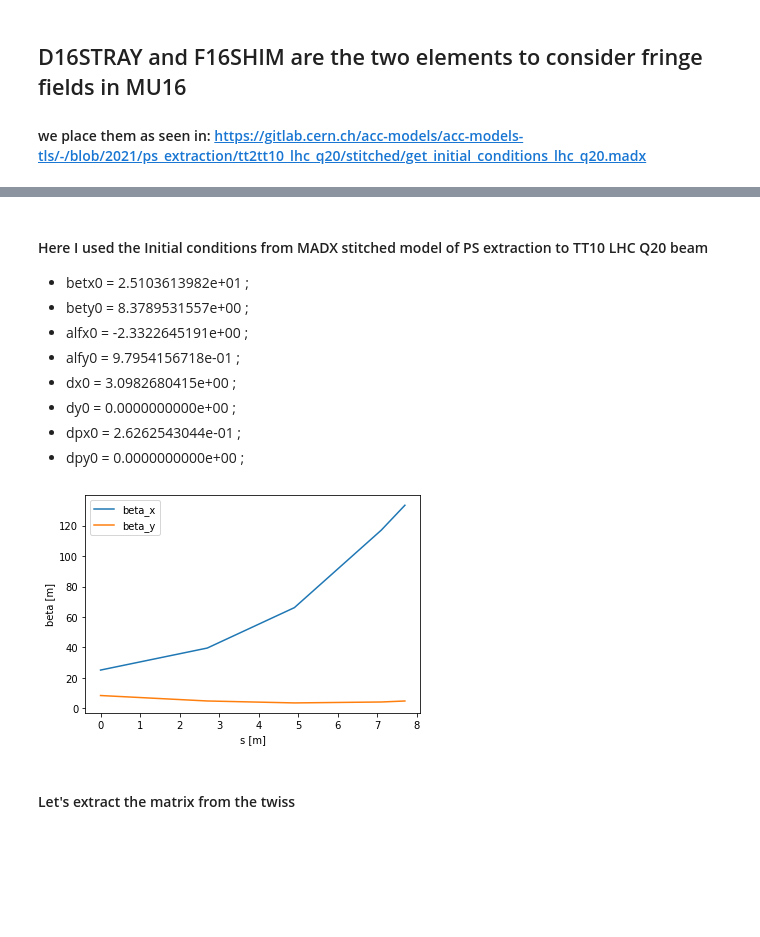
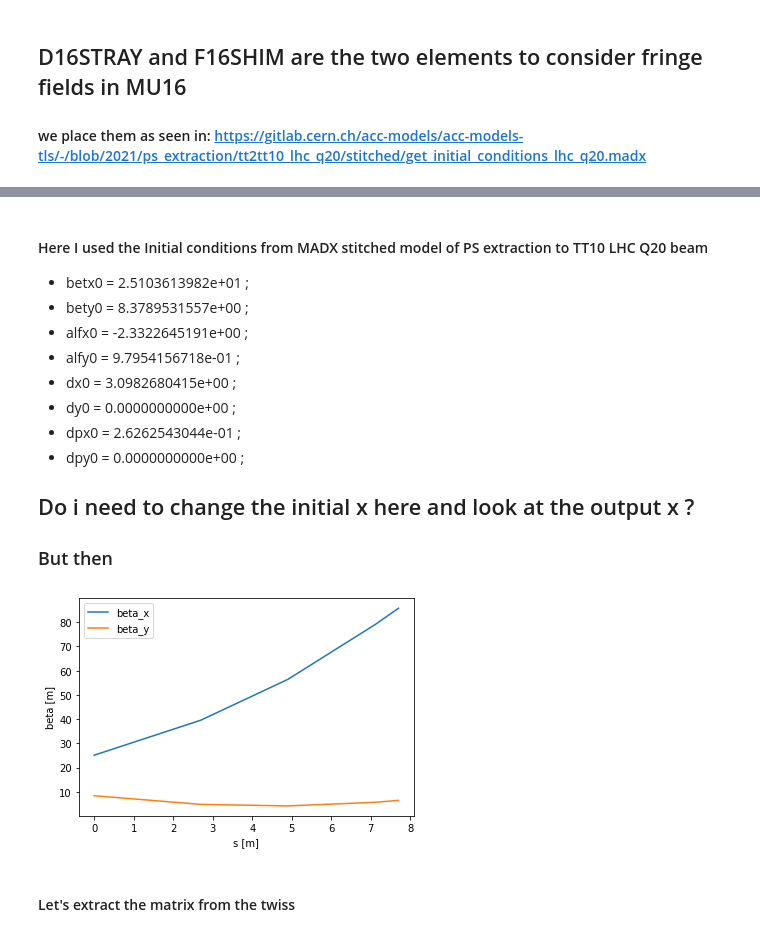
Before and after one commit to eliottjohnson/MADX-Examples-Eliott, a Jupyter notebook: PS_Extraction_Cpymad.ipynb, the cells around one changed output, grey strips where cells are left out. Saved outputs shown, nothing was run; the diff lists cells and outputs as text; code cells hidden in the pictures; blank space fills up the shorter version.

```diff
--- a/PS_Extraction_Cpymad.ipynb
+++ b/PS_Extraction_Cpymad.ipynb
@@ -73,23 +74,39 @@ madx.use(sequence="FT16")
 - dy0                =       0.0000000000e+00 ;
 - dpx0               =       2.6262543044e-01 ;
 - dpy0               =       0.0000000000e+00 ;
+
+## Do i need to change the initial x here and look at the output x ?
+### But then
 # %%
+LHCx = 1.078422e-01
+
 twiss = madx.twiss(betx=2.5103613982e+01, bety=8.3789531557e+00,
                    alfx=-2.3322645191e+00, alfy=9.7954156718e-01,
+                   x=LHCx,
                    dx=3.0982680415e+00, dy=0.0000000000e+00,
                    dpx=2.6262543044e-01, dpy=0.0000000000e+00,
                    rmatrix=True).dframe()
 
-%matplotlib inline
-import matplotlib.pyplot as plt
 plt.plot(twiss.s, twiss.betx,label='beta_x')
 plt.plot(twiss.s, twiss.bety,label='beta_y')
+
+#twiss = madx.twiss(betx=2.5103613982e+01, bety=8.3789531557e+00,
+#                   alfx=-2.3322645191e+00, alfy=9.7954156718e-01,
+#                   x=LHCx+1,
+#                   dx=3.0982680415e+00, dy=0.0000000000e+00,
+#                   dpx=2.6262543044e-01, dpy=0.0000000000e+00,
+#                   rmatrix=True).dframe()
+#
+#plt.plot(twiss.s, twiss.betx,label='beta_x')
+#plt.plot(twiss.s, twiss.bety,label='beta_y')
+
+
 plt.xlabel('s [m]')
 plt.ylabel('beta [m]')
 plt.legend()
 plt.show()
 # %% [output]
-[figure, old version]
+[figure, new version]
 # %% [markdown]
 #### Let's extract the matrix from the twiss
 # %%
```
Also changed, not shown: parts of 3 cells of this notebook.
